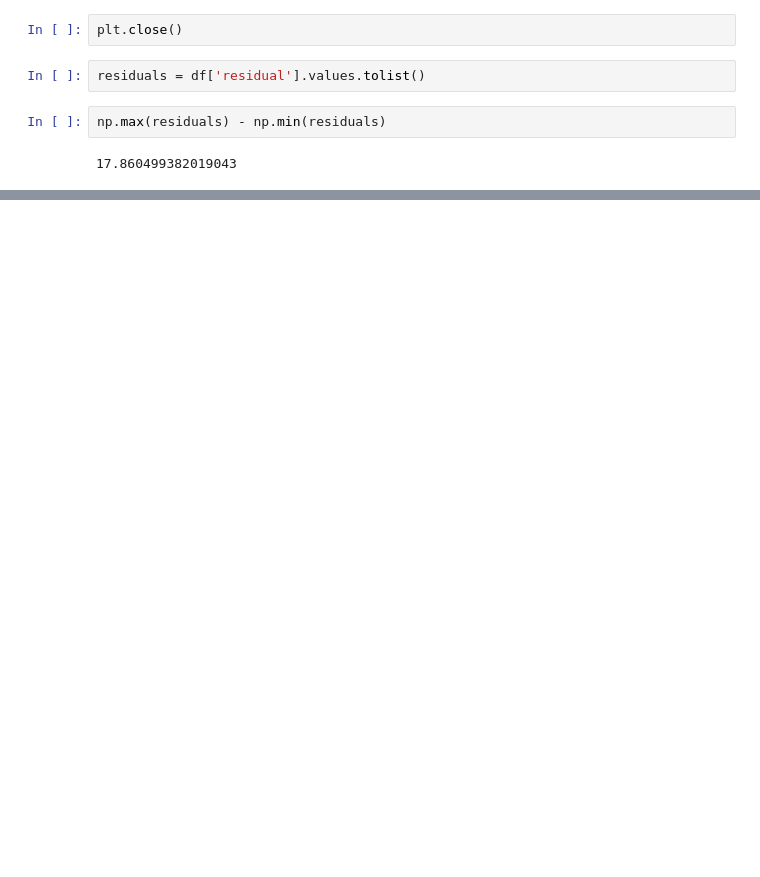
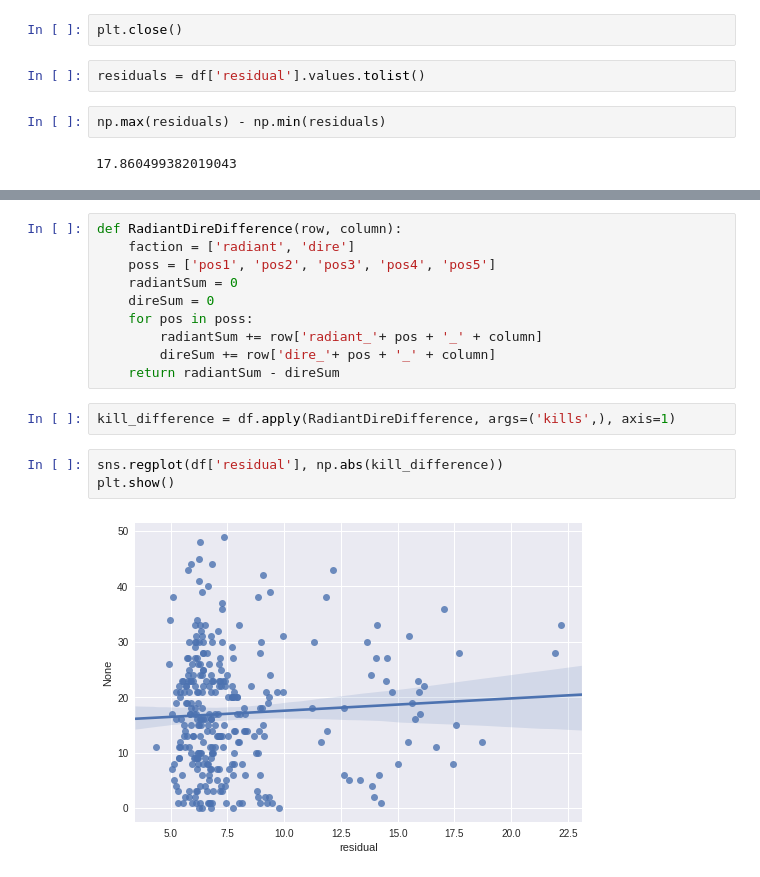
Before and after one commit to beelze-b/Open-Dota-Exploration, a Jupyter notebook: WeightsAndResiduals.ipynb, the cells around one changed output, grey strips where cells are left out. Saved outputs shown, nothing was run; the diff lists cells and outputs as text; blank space fills up the shorter version.

Commit message:
exactly behavior i wanted to show

```diff
--- a/WeightsAndResiduals.ipynb
+++ b/WeightsAndResiduals.ipynb
@@ -147 +147,18 @@ df['residual']
 Name: residual, dtype: float64
+# %%
+def RadiantDireDifference(row, column):
+    faction = ['radiant', 'dire']
+    poss = ['pos1', 'pos2', 'pos3', 'pos4', 'pos5']
+    radiantSum = 0
+    direSum = 0
+    for pos in poss:
+        radiantSum += row['radiant_'+ pos + '_' + column]
+        direSum += row['dire_'+ pos + '_' + column]
+    return radiantSum - direSum
+# %%
+kill_difference = df.apply(RadiantDireDifference, args=('kills',), axis=1)
+# %%
+sns.regplot(df['residual'], np.abs(kill_difference))
+plt.show()
+# %% [output]
+[figure, added]
```
Also changed, not shown: parts of 10 cells of this notebook.
